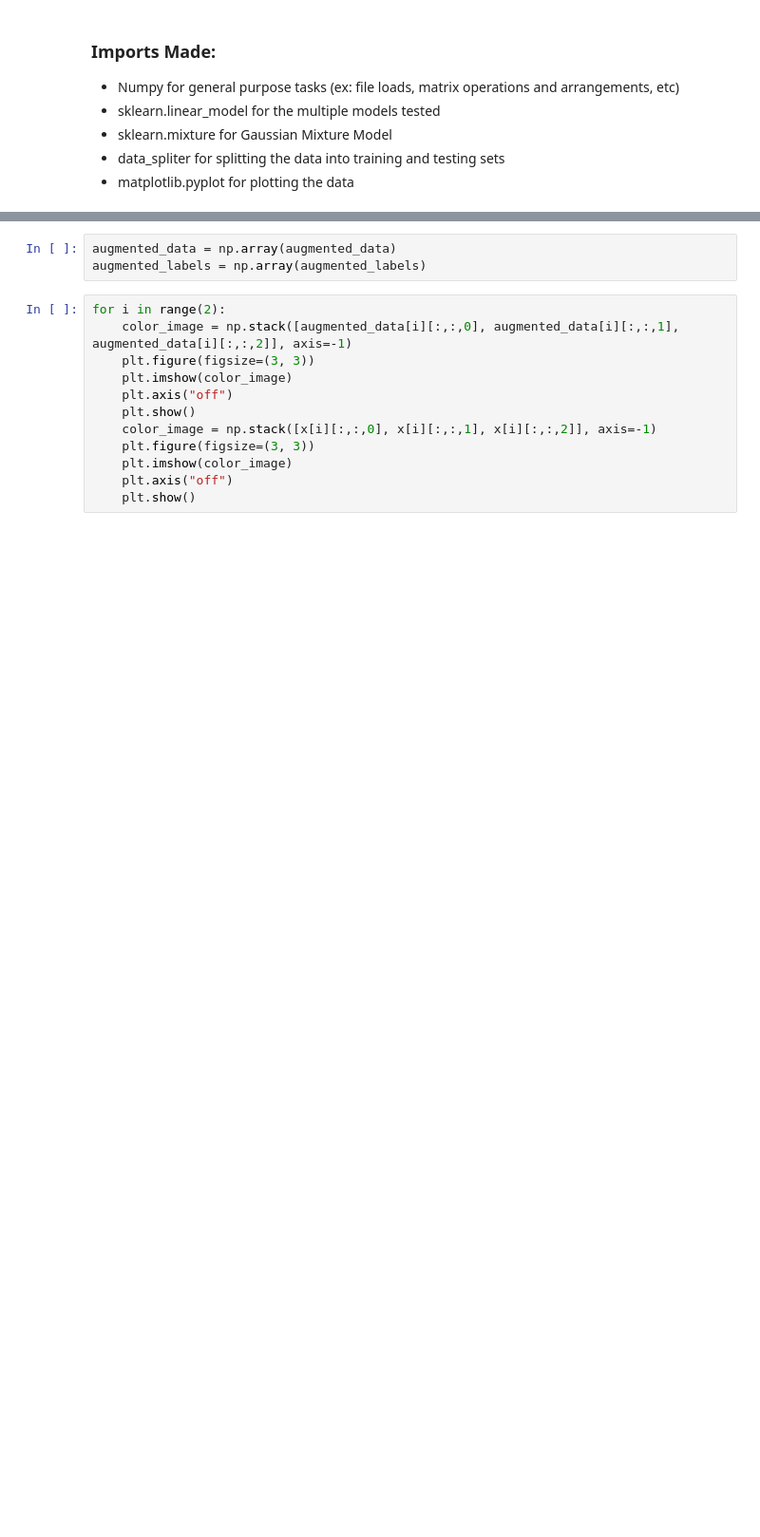
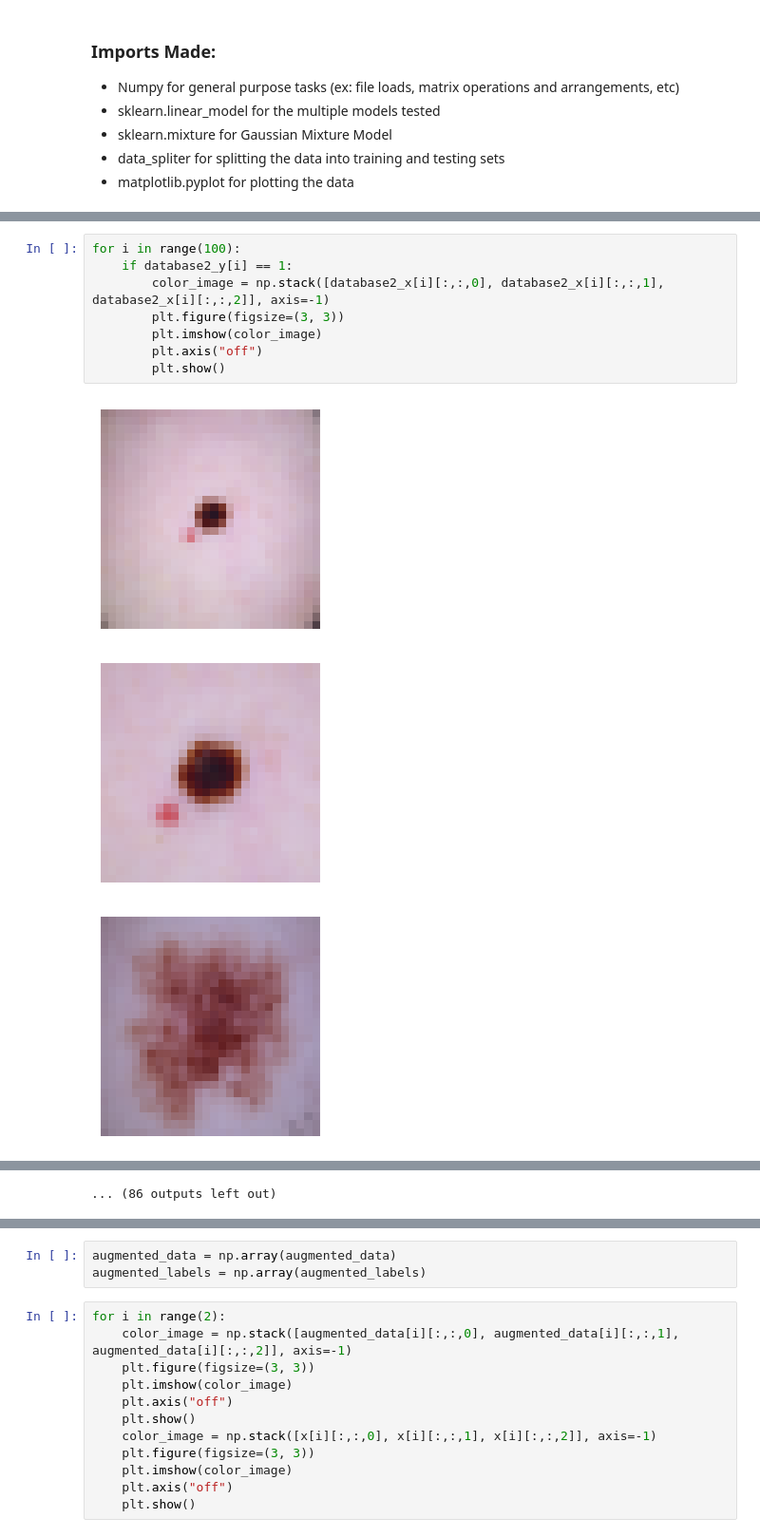
Before and after one commit to FilipeJInacio/ML, a Jupyter notebook: 3/data treatment.ipynb, the cells around one changed output, grey strips where cells are left out. Shown at 95% size. Saved outputs shown, nothing was run; the diff lists cells and outputs as text; blank space fills up the shorter version.

```diff
--- a/3/data treatment.ipynb
+++ b/3/data treatment.ipynb
@@ -37,0 +38,12 @@ print(y.shape)
+# %%
+for i in range(100):
+    if database2_y[i] == 1:
+        color_image = np.stack([database2_x[i][:,:,0], database2_x[i][:,:,1], database2_x[i][:,:,2]], axis=-1)
+        plt.figure(figsize=(3, 3))
+        plt.imshow(color_image)
+        plt.axis("off")
+        plt.show()
+# %% [output]
+[figure, added]
+[figure, added]
+[figure, added]
@@ -38,3 +59,4 @@ print(y.shape)
+... (86 outputs left out)
 # %%
 database2_x = database2_x[database2_y == 1]
 database2_y = database2_y[database2_y == 1]
```
Also changed, not shown: parts of 7 cells of this notebook, 9 other files.
